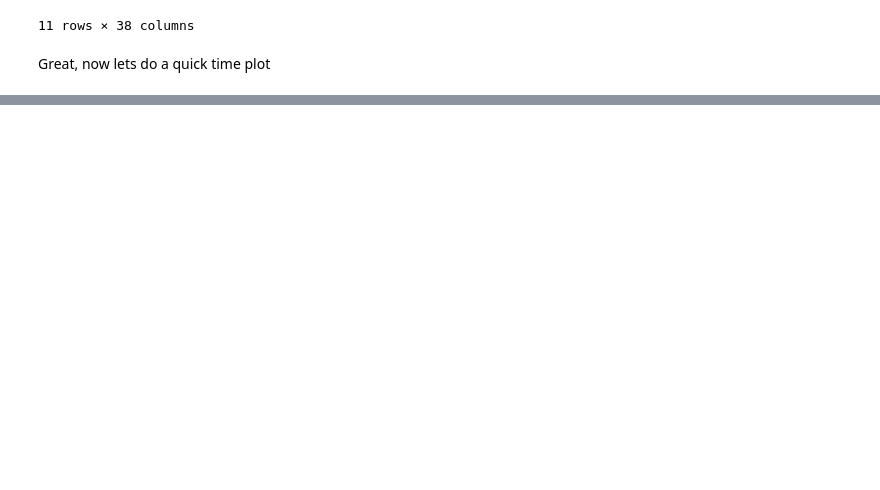
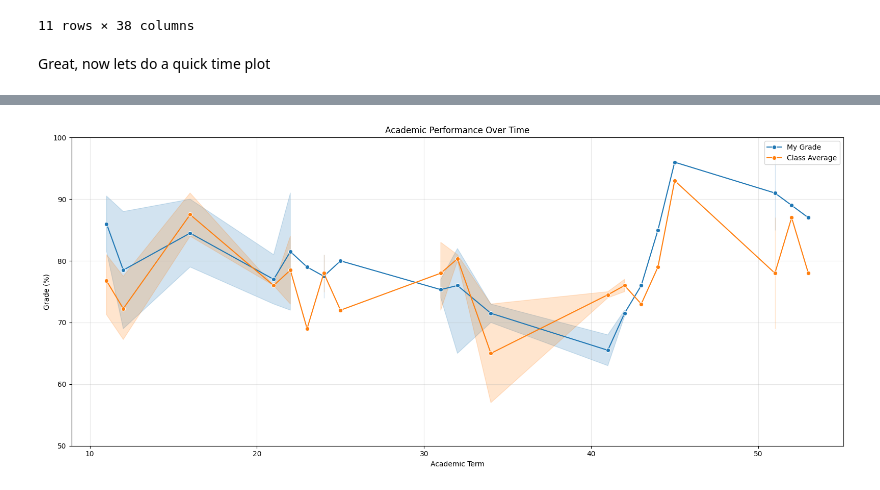
Before and after one commit to almsam/Data-playground, a Jupyter notebook: Grades analysis.ipynb, the cells around one changed output, grey strips where cells are left out. Cells and saved outputs as stored; diff of their text form; code cells hidden in the pictures; blank space fills up the shorter version.

Commit message:
new plots

```diff
--- a/Grades analysis.ipynb
+++ b/Grades analysis.ipynb
@@ -80,0 +85,19 @@ Great, now lets do a quick time plot
+# %%
+df = pd.DataFrame.from_dict(grades, orient="index")
+
+df.columns = [ "Subject", "Number", "Credits", "Grade", "Class AVG", "Class Size", "Year", "Semester", "Art", "Sci", "Type" ]
+
+df.index.name = "Course"
+df = df.reset_index()
+
+year_order = { "First": 1, "Second": 2, "Third": 3, "Fourth": 4, "Fifth": 5 }
+
+df["Year_Num"] = df["Year"].map(year_order)
+
+df["Time"] = df["Year_Num"] * 10 + df["Semester"] # convert semester to chronological position
+
+df = df.sort_values("Time")# sort chronologically
+
+df.drop(df.tail(1).index,inplace=True) # drop last n rows
+
+df
@@ -80,0 +122,29 @@ Great, now lets do a quick time plot
+# %%
+plt.figure(figsize=(16, 7))
+
+sns.lineplot(
+    data=df,
+    x="Time",
+    y="Grade",
+    marker="o",
+    label="My Grade"
+)
+
+sns.lineplot(
+    data=df,
+    x="Time",
+    y="Class AVG",
+    marker="o",
+    label="Class Average"
+)
+
+plt.title("Academic Performance Over Time")
+plt.xlabel("Academic Term")
+plt.ylabel("Grade (%)")
+plt.ylim(50, 100)
+plt.grid(True, alpha=0.3)
+plt.legend()
+plt.tight_layout()
+plt.show()
+# %% [output]
+[figure, added]
```
Also changed, not shown: parts of 11 cells of this notebook.
